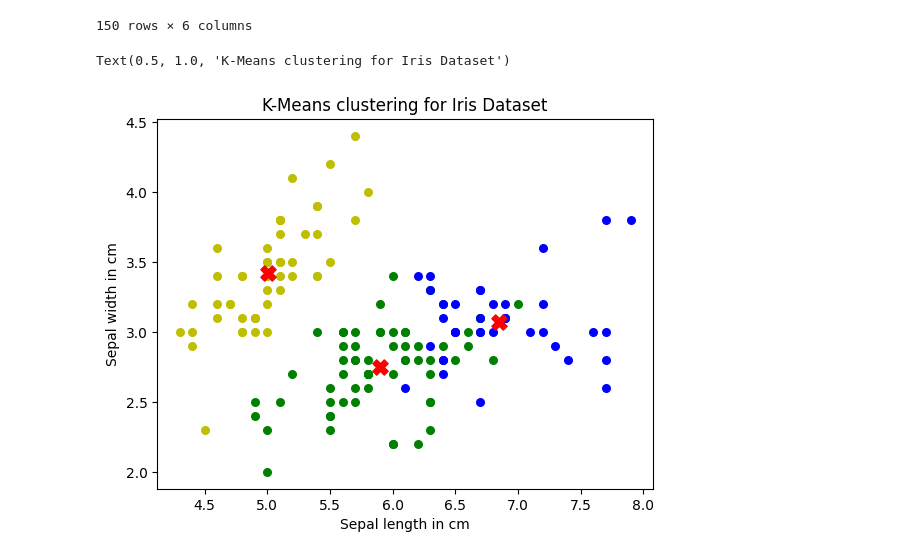
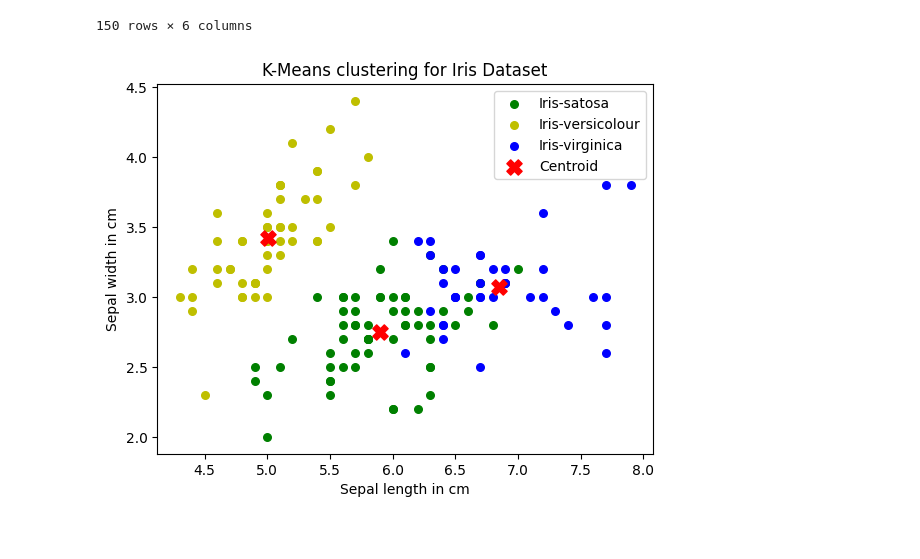
Before and after one commit to Janvi-Gupta/TSF-Internship, a Jupyter notebook: GRIP_T2(Prediction_using_Unsupervised_ML).ipynb, the cells around one changed output. Drawn from its saved outputs; the diff is of its cells as text; code cells hidden in the pictures.

```diff
--- a/GRIP_T2(Prediction_using_Unsupervised_ML).ipynb
+++ b/GRIP_T2(Prediction_using_Unsupervised_ML).ipynb
@@ -179,18 +179,20 @@ df
 # %%
 # Visualising the clusters
 
 df1 = df[df.cluster==0]
 df2 = df[df.cluster==1]
 df3 = df[df.cluster==2]
 
 plt.scatter(df1['SepalLengthCm'], df1['SepalWidthCm'], color="g", label="Iris-satosa", s=30)
 plt.scatter(df2['SepalLengthCm'], df2['SepalWidthCm'], color="y", label="Iris-versicolour", s=30)
 plt.scatter(df3['SepalLengthCm'], df3['SepalWidthCm'], color="b", label="Iris-virginica", s=30)
 
 plt.scatter(kmean.cluster_centers_[:, 0], kmean.cluster_centers_[:,1], color="r", marker="X", s=120, label="Centroid")
 plt.xlabel("Sepal length in cm")
 plt.ylabel("Sepal width in cm")
 plt.title("K-Means clustering for Iris Dataset")
+
+plt.legend()
+plt.show()
 # %% [output]
-Text(0.5, 1.0, 'K-Means clustering for Iris Dataset')
-[figure, old version]
+[figure, new version]
```
Also changed, not shown: parts of 2 cells of this notebook.
